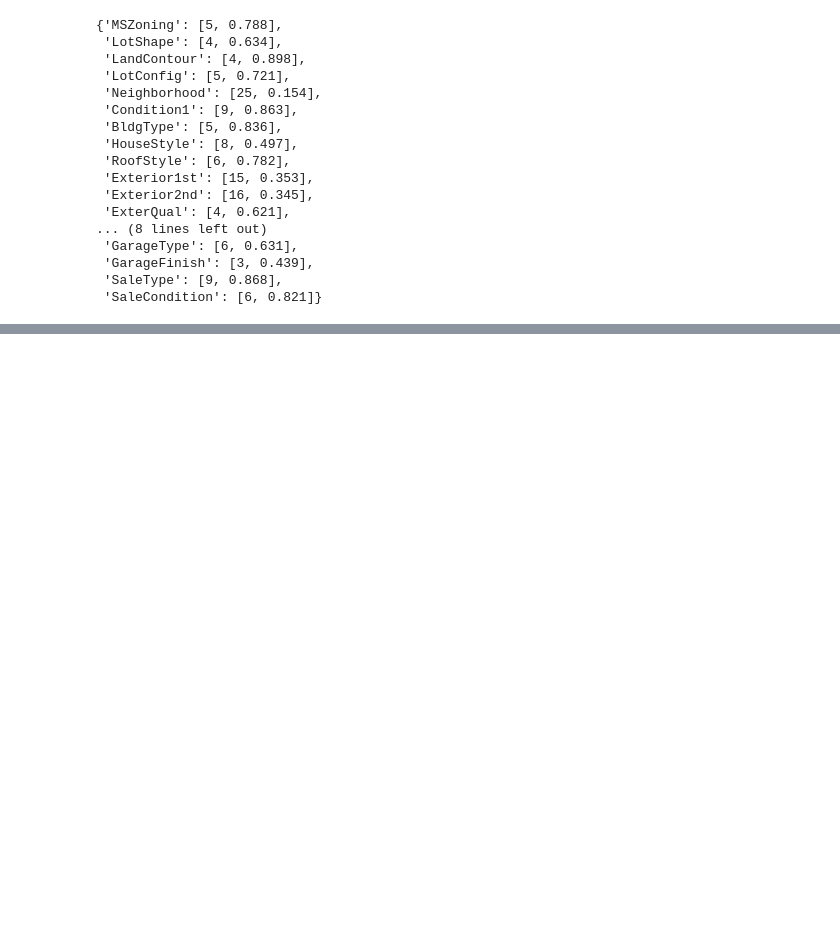
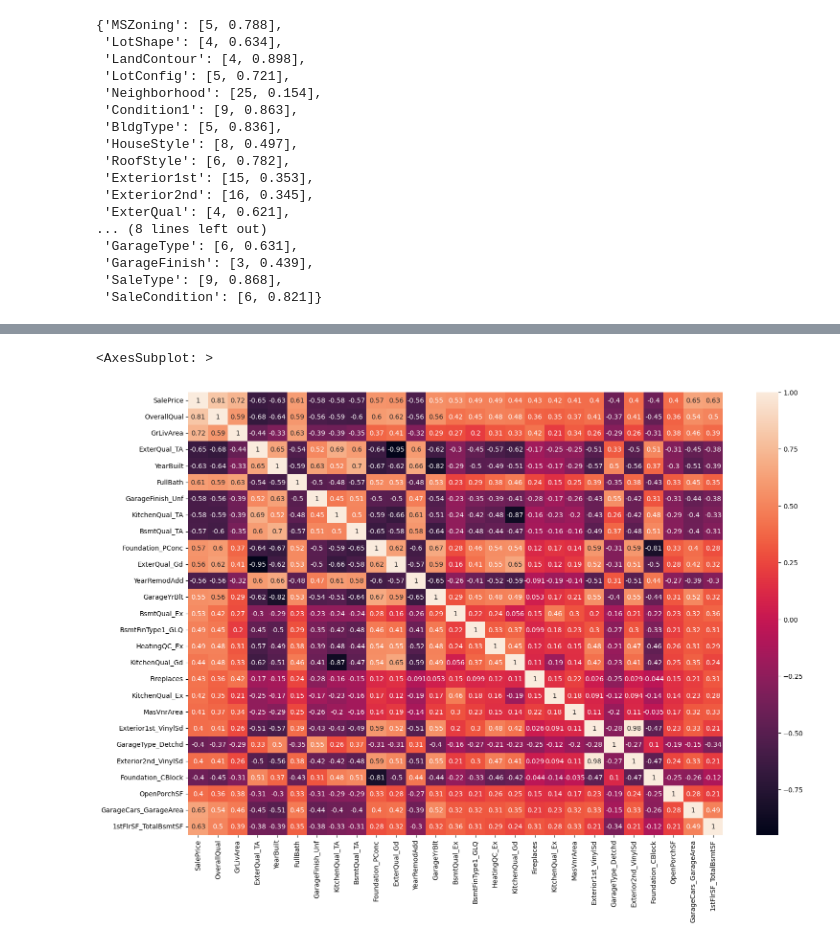
Before and after one commit to ataden48/house_price_train, a Jupyter notebook: house.ipynb, the cells around one changed output, grey strips where cells are left out. Cells and saved outputs as stored; diff of their text form; code cells hidden in the pictures; blank space fills up the shorter version.

```diff
--- a/house.ipynb
+++ b/house.ipynb
@@ -291,0 +400,11 @@ data_sorted
+# %%
+pca = PCA(n_components=1, random_state=42)
+pca_garage = pca.fit_transform(X=data_sorted[['GarageCars', 'GarageArea']])
+pca_other = pca.fit_transform(X=data_sorted[['1stFlrSF', 'TotalBsmtSF']])
+
+
+# Также у признака "TotRmsAbvGrd" высокая корреляция с "GrLivArea" однако его корреляция с таргетом = 0.533723, поэтому разумнее удалить его
+# чтобы не потерять признак "GrLivArea", у которого корр с таргетом высокая
+# %%
+pca = pd.DataFrame(np.column_stack([pca_garage,pca_other]), columns=['GarageCars_GarageArea', '1stFlrSF_TotalBsmtSF'])
+pca
@@ -291,0 +425,2 @@ data_sorted
+# %%
+data_sorted = pd.concat([data_sorted.drop(columns=['TotRmsAbvGrd','GarageCars', 'GarageArea', '1stFlrSF', 'TotalBsmtSF']), pca], axis=1, join='inner')
@@ -291,0 +443,7 @@ data_sorted
+# %%
+plt.subplots(figsize=(18,12))
+
+sns.heatmap(data_sorted.corr(), annot=True)
+# %% [output]
+<AxesSubplot: >
+[figure, added]
```
Also changed, not shown: parts of 40 cells of this notebook.
